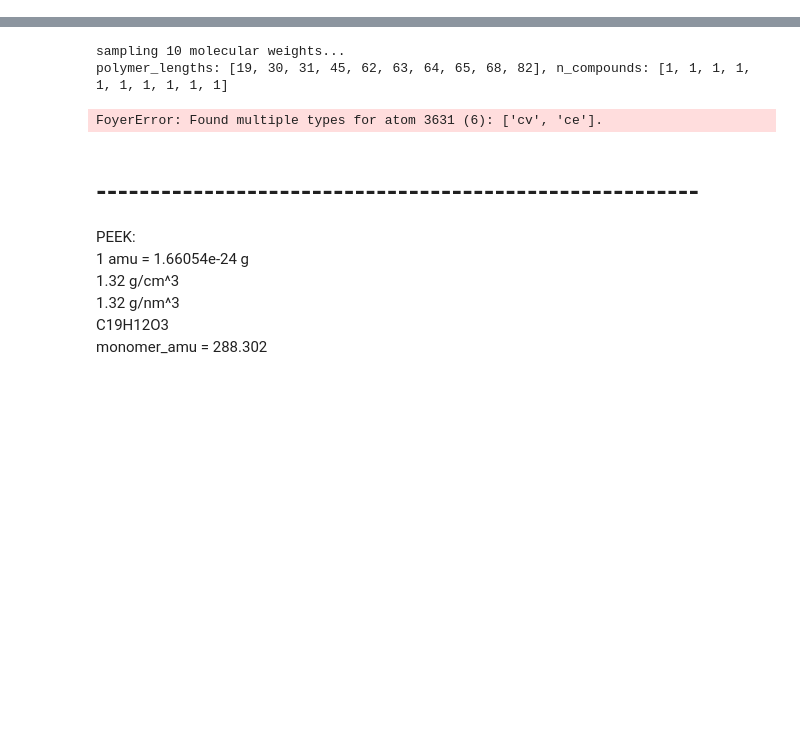
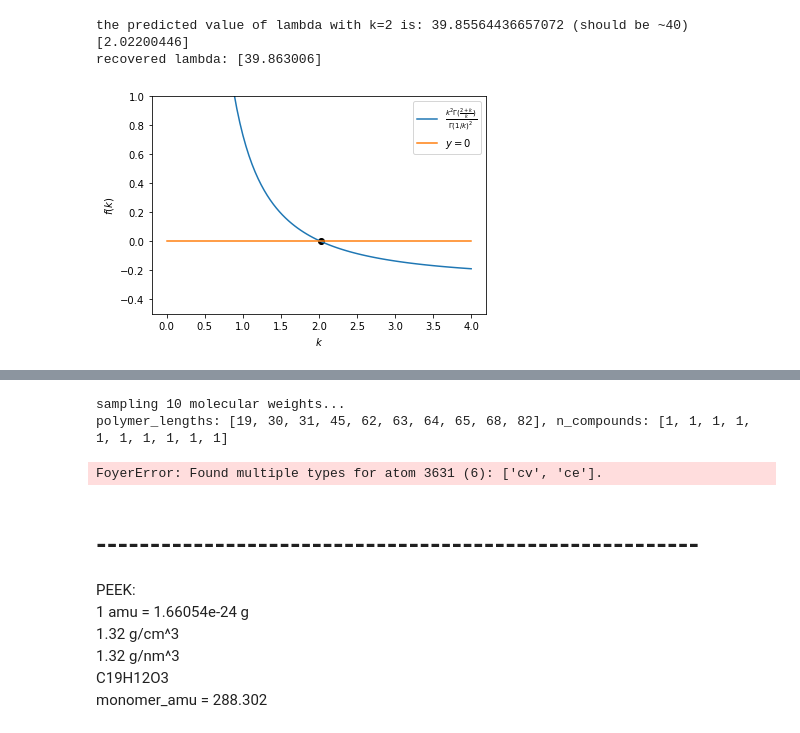
Before and after one commit to cmelab/polybinder, a Jupyter notebook: uli_init/system-init.ipynb, the cells around one changed output, grey strips where cells are left out. Cells and saved outputs as stored; diff of their text form; code cells hidden in the pictures; blank space fills up the shorter version.

```diff
--- a/uli_init/system-init.ipynb
+++ b/uli_init/system-init.ipynb
@@ -47,0 +116,39 @@ Actual sigma: 301.0
+# %%
+from scipy.special import gamma
+import scipy.optimize
+# expression for k, the shape factor ('x' here)
+# the point where this function reaches zero is the correct k value
+def f1(x, Mn, Mw):
+    return (2. * x * gamma(2./x)) / gamma(1./x)**2 - (Mw / Mn)
+
+def f2(Mn, k):
+    return(Mn * k / gamma(1./k))
+
+# if we *know* the k value, does our expression for lambda hold? (should be ~40)
+print('the predicted value of lambda with k=2 is:', weib_M_n * 2. / gamma(0.5), '(should be ~40)')
+# good
+
+xrange = np.linspace(0,4,101)
+plt.figure()
+plt.plot(xrange,f1(xrange,weib_M_n, weib_M_w), label=r'$\frac{k^2 \Gamma(\frac{2+k}{k})}{\Gamma(1/k)^2}$')
+plt.plot(xrange, np.zeros_like(xrange), label='$y=0$')
+plt.ylim(-0.5,1)
+plt.legend()
+plt.xlabel('$k$')
+plt.ylabel('$f(k)$')
+
+# try numeric solver
+a=scipy.optimize.root(f1, args=(weib_M_n, weib_M_w), x0=1.)
+recovered_k = a['x']
+print(recovered_k)
+# Now that we have the shape factor, plug it in to the other expression to solve for lambda
+# lambda = M_n * k / Gamma(1/k)
+recovered_lambda = f2(weib_M_n, recovered_k)
+print('recovered lambda:', recovered_lambda)
+plt.scatter(recovered_k, 0, color='k')
+plt.savefig('k_numerical_solution.svg')
+# %% [output]
+the predicted value of lambda with k=2 is: 39.85564436657072 (should be ~40)
+[2.02200446]
+recovered lambda: [39.863006]
+[figure, added]
```
Also changed, not shown: parts of 11 cells of this notebook.
